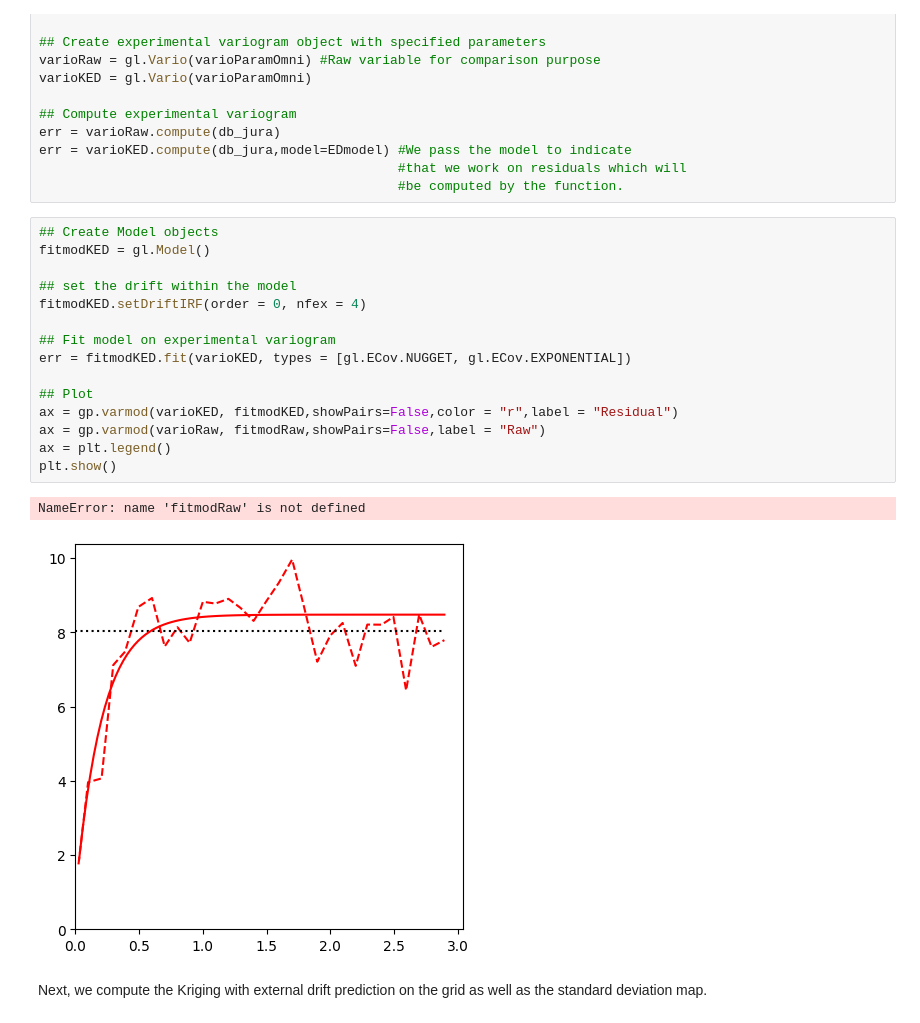
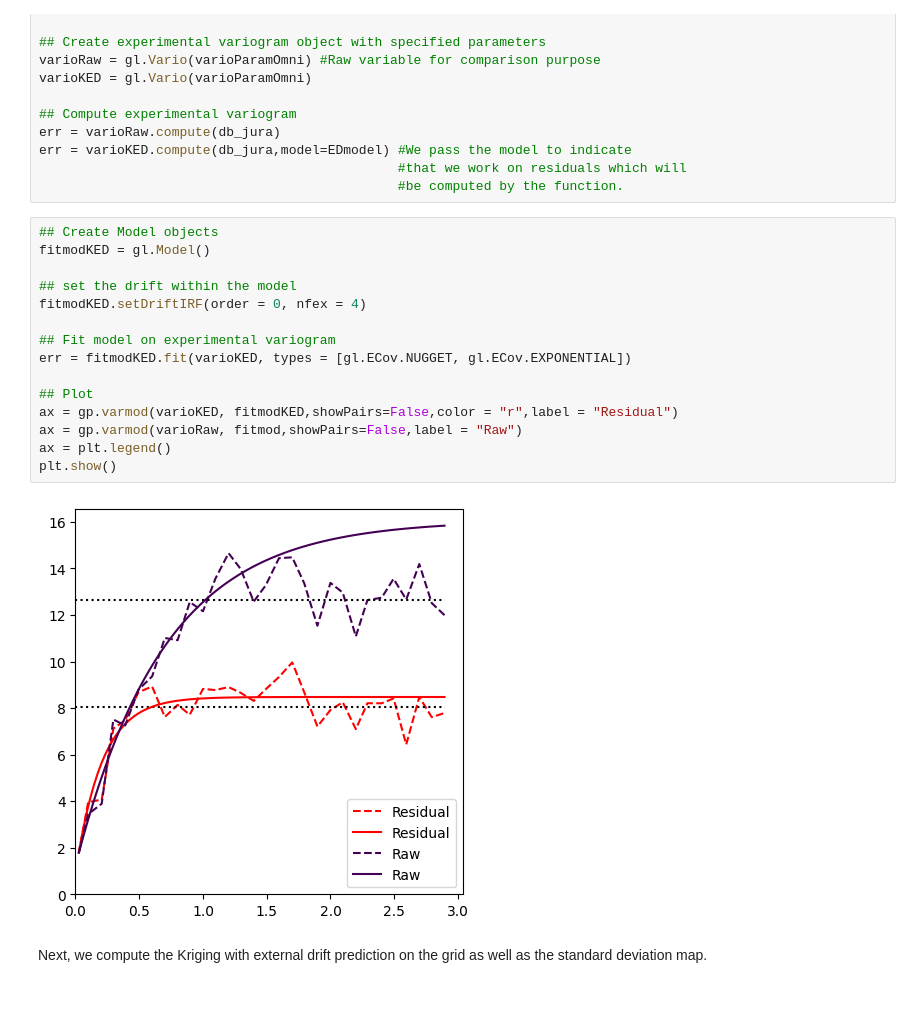
Before and after one commit to mickyrre/geostatistics_athens24, a Jupyter notebook: projet24_team_FFM.ipynb, the cells around one changed output. Cells and saved outputs as stored; diff of their text form.

```diff
--- a/projet24.ipynb
+++ b/projet24_team_FFM.ipynb
@@ -823,21 +815,20 @@ err = varioKED.compute(db_jura,model=EDmodel) #We pass the model to indicate
 # %%
 ## Create Model objects
 fitmodKED = gl.Model()
 
 ## set the drift within the model
 fitmodKED.setDriftIRF(order = 0, nfex = 4)
 
 ## Fit model on experimental variogram
 err = fitmodKED.fit(varioKED, types = [gl.ECov.NUGGET, gl.ECov.EXPONENTIAL])
 
 ## Plot
 ax = gp.varmod(varioKED, fitmodKED,showPairs=False,color = "r",label = "Residual")
-ax = gp.varmod(varioRaw, fitmodRaw,showPairs=False,label = "Raw")
+ax = gp.varmod(varioRaw, fitmod,showPairs=False,label = "Raw")
 ax = plt.legend()
 plt.show()
 # %% [output]
-NameError: name 'fitmodRaw' is not defined
-[figure, old version]
+[figure, new version]
 # %% [markdown]
 Next, we compute the Kriging with external drift prediction on the grid as well as the standard deviation map.
 # %%
```
Also changed, not shown: parts of 12 cells of this notebook.
